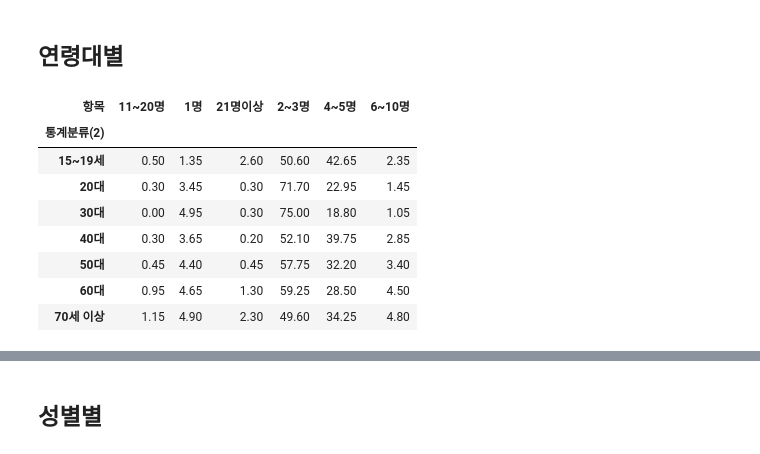
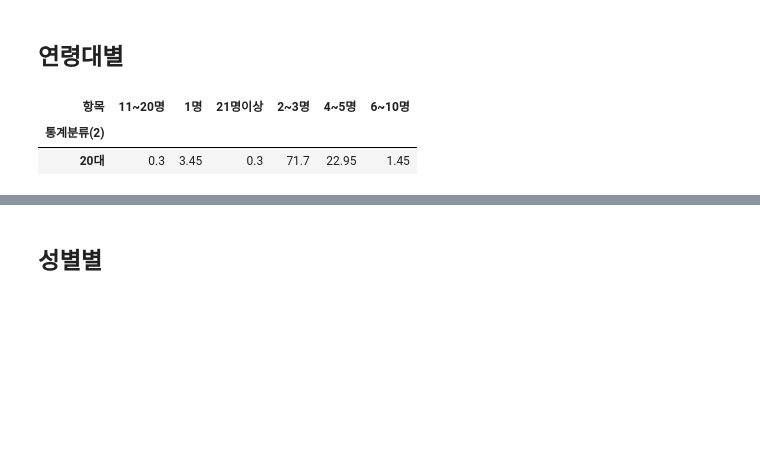
Before and after one commit to nohjuhyeon/AI_LKJ_hubs_fastapi, a Jupyter notebook: data_analysis/persona/2yj_persona_companion.ipynb, the cells around one changed output, grey strips where cells are left out. Cells and saved outputs as stored; diff of their text form; code cells hidden in the pictures; blank space fills up the shorter version.

```diff
--- a/data_analysis/persona/2yj_persona_companion.ipynb
+++ b/data_analysis/persona/2yj_persona_companion.ipynb
@@ -68,19 +68,13 @@ df_companion_lodgment
 # %% [markdown]
 ## 연령대별
 # %%
-item_cate = df_companion_daytrip.query("`통계분류(1)` == '연령'")
+item_cate = df_companion_daytrip.query("`통계분류(2)` == '20대'")
 age_3040 = item_cate.groupby(['통계분류(2)', '항목'])
 result = age_3040['데이터'].median().unstack()
 result
 # %% [output]
 | 항목 | 11~20명 | 1명 | 21명이상 | 2~3명 | 4~5명 | 6~10명 |
 | 통계분류(2) |  |  |  |  |  |  |
-| 15~19세 | 0.50 | 1.35 | 2.60 | 50.60 | 42.65 | 2.35 |
-| 20대 | 0.30 | 3.45 | 0.30 | 71.70 | 22.95 | 1.45 |
-| 30대 | 0.00 | 4.95 | 0.30 | 75.00 | 18.80 | 1.05 |
-| 40대 | 0.30 | 3.65 | 0.20 | 52.10 | 39.75 | 2.85 |
-| 50대 | 0.45 | 4.40 | 0.45 | 57.75 | 32.20 | 3.40 |
-| 60대 | 0.95 | 4.65 | 1.30 | 59.25 | 28.50 | 4.50 |
-| 70세 이상 | 1.15 | 4.90 | 2.30 | 49.60 | 34.25 | 4.80 |
+| 20대 | 0.3 | 3.45 | 0.3 | 71.7 | 22.95 | 1.45 |
 # %%
 result.plot(kind='bar')
```
Also changed, not shown: parts of 5 cells of this notebook.
